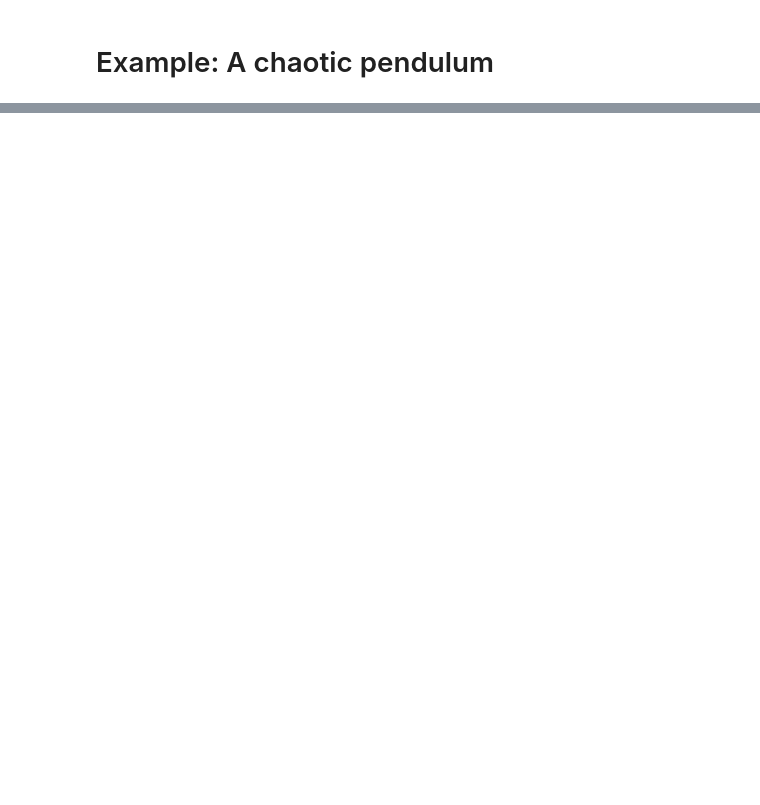
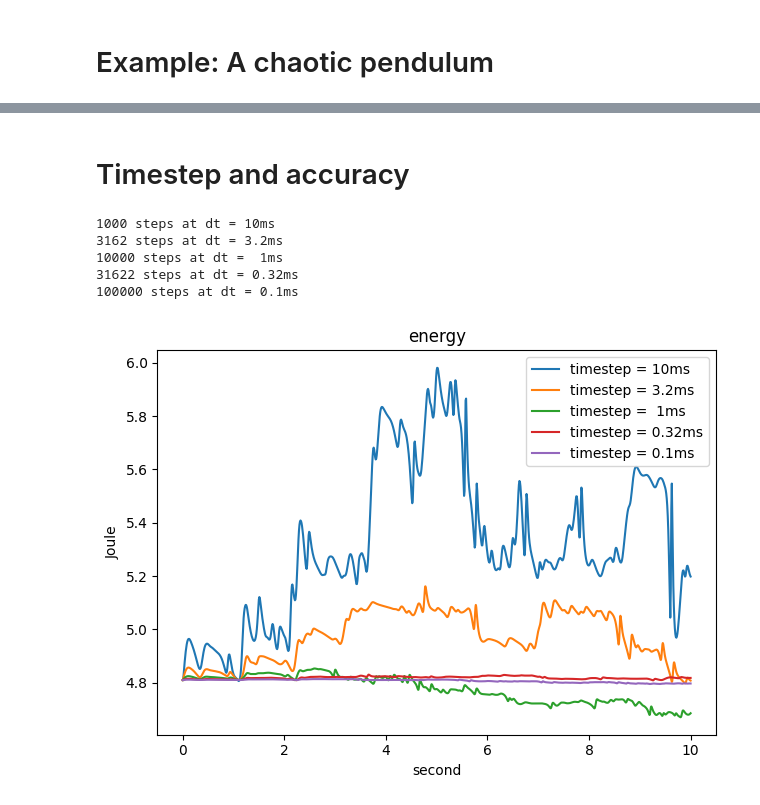
Before and after one commit to son-engr-kr/mujoco_python_study, a Jupyter notebook: mujoco_study_04.ipynb, the cells around one changed output, grey strips where cells are left out. Drawn from its saved outputs; the diff is of its cells as text; code cells hidden in the pictures; blank space fills up the shorter version.

```diff
--- a/mujoco_study_04.ipynb
+++ b/mujoco_study_04.ipynb
@@ -97,0 +143,45 @@ rendering:    531 μs/frame ( 1884Hz)
+# %% [markdown]
+# Timestep and accuracy
+# %%
+SIM_DURATION = 10 # (seconds)
+TIMESTEPS = np.power(10, np.linspace(-2, -4, 5))
+
+# prepare plotting axes
+_, ax = plt.subplots(1, 1)
+
+for dt in TIMESTEPS:
+   # set timestep, print
+  model.opt.timestep = dt
+
+  # allocate
+  n_steps = int(SIM_DURATION / model.opt.timestep)
+  sim_time = np.zeros(n_steps)
+  energy = np.zeros(n_steps)
+
+  # initialize
+  mujoco.mj_resetData(model, data)
+  data.qvel[0] = 9 # root joint velocity
+
+  # simulate
+  print('{} steps at dt = {:2.2g}ms'.format(n_steps, 1000*dt))
+  for i in range(n_steps):
+    mujoco.mj_step(model, data)
+    sim_time[i] = data.time
+    energy[i] = data.energy[0] + data.energy[1]
+
+  # plot
+  ax.plot(sim_time, energy, label='timestep = {:2.2g}ms'.format(1000*dt))
+
+# finalize plot
+ax.set_title('energy')
+ax.set_ylabel('Joule')
+ax.set_xlabel('second')
+ax.legend(frameon=True);
+plt.tight_layout()
+# %% [output]
+1000 steps at dt = 10ms
+3162 steps at dt = 3.2ms
+10000 steps at dt =  1ms
+31622 steps at dt = 0.32ms
+100000 steps at dt = 0.1ms
+[figure, added]
```
Also changed, not shown: parts of 6 cells of this notebook.
